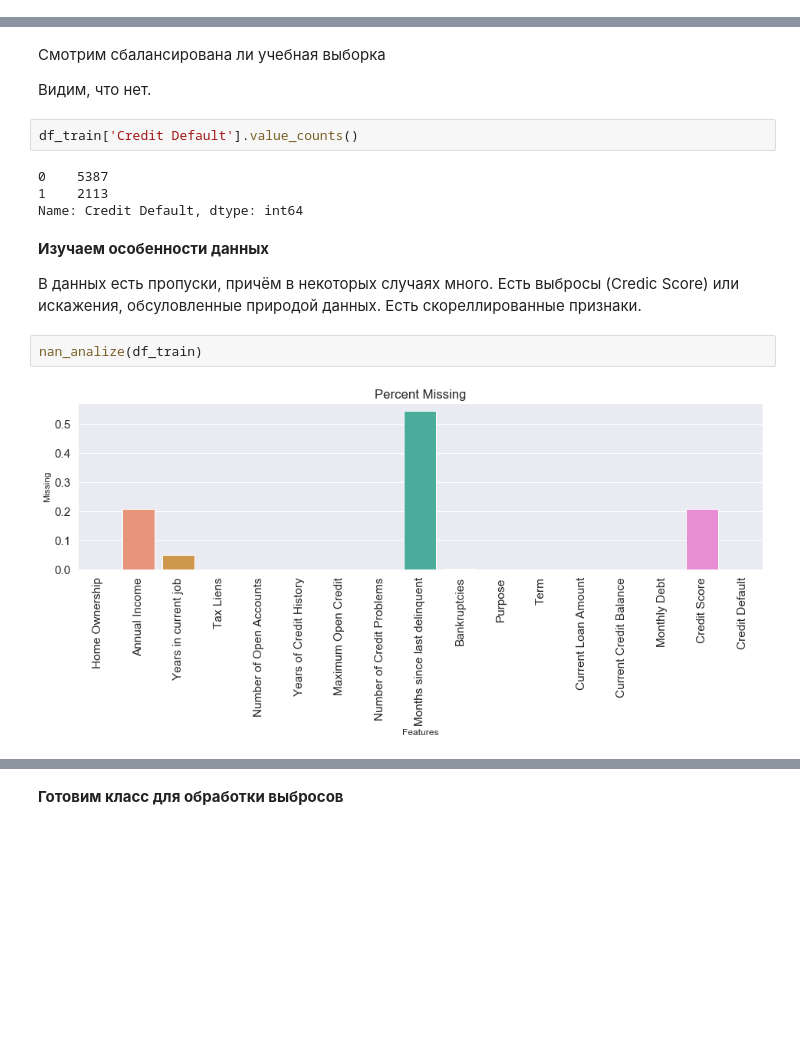
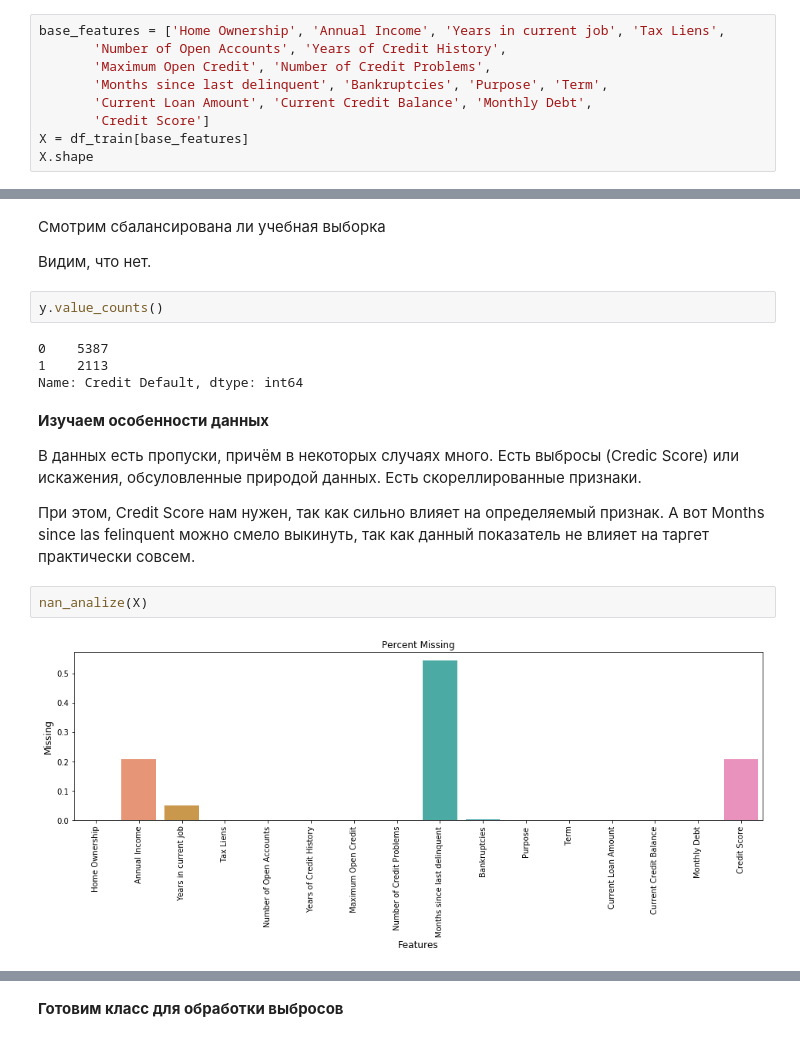
Before and after one commit to ShadarRim/gbpythonlibsadd, a Jupyter notebook: HW Lesson.ipynb, the cells around one changed output, grey strips where cells are left out. Saved outputs shown, nothing was run; the diff lists cells and outputs as text; blank space fills up the shorter version.

```diff
--- a/HW Lesson.ipynb
+++ b/HW Lesson.ipynb
@@ -132,0 +157,9 @@ df_train.shape
+# %%
+base_features = ['Home Ownership', 'Annual Income', 'Years in current job', 'Tax Liens',
+       'Number of Open Accounts', 'Years of Credit History',
+       'Maximum Open Credit', 'Number of Credit Problems',
+       'Months since last delinquent', 'Bankruptcies', 'Purpose', 'Term',
+       'Current Loan Amount', 'Current Credit Balance', 'Monthly Debt',
+       'Credit Score']
+X = df_train[base_features]
+X.shape
@@ -241,19 +281,21 @@ df_train.describe()
 Смотрим сбалансирована ли учебная выборка
 
 Видим, что нет.
-# %%
-df_train['Credit Default'].value_counts()
-# %% [output]
-0    5387
-1    2113
-Name: Credit Default, dtype: int64
+# %%
+y.value_counts()
+# %% [output]
+0    5387
+1    2113
+Name: Credit Default, dtype: int64
 # %% [markdown]
 **Изучаем особенности данных**
 
 В данных есть пропуски, причём в некоторых случаях много.
 Есть выбросы (Credic Score) или искажения, обсуловленные природой данных.
 Есть скореллированные признаки.
+
+При этом, Credit Score нам нужен, так как сильно влияет на определяемый признак. А вот Months since las felinquent можно смело выкинуть, так как данный показатель не влияет на таргет практически совсем.
 # %%
-nan_analize(df_train)
+nan_analize(X)
 # %% [output]
-[figure, old version]
+[figure, new version]
```
Also changed, not shown: parts of 20 cells of this notebook.
